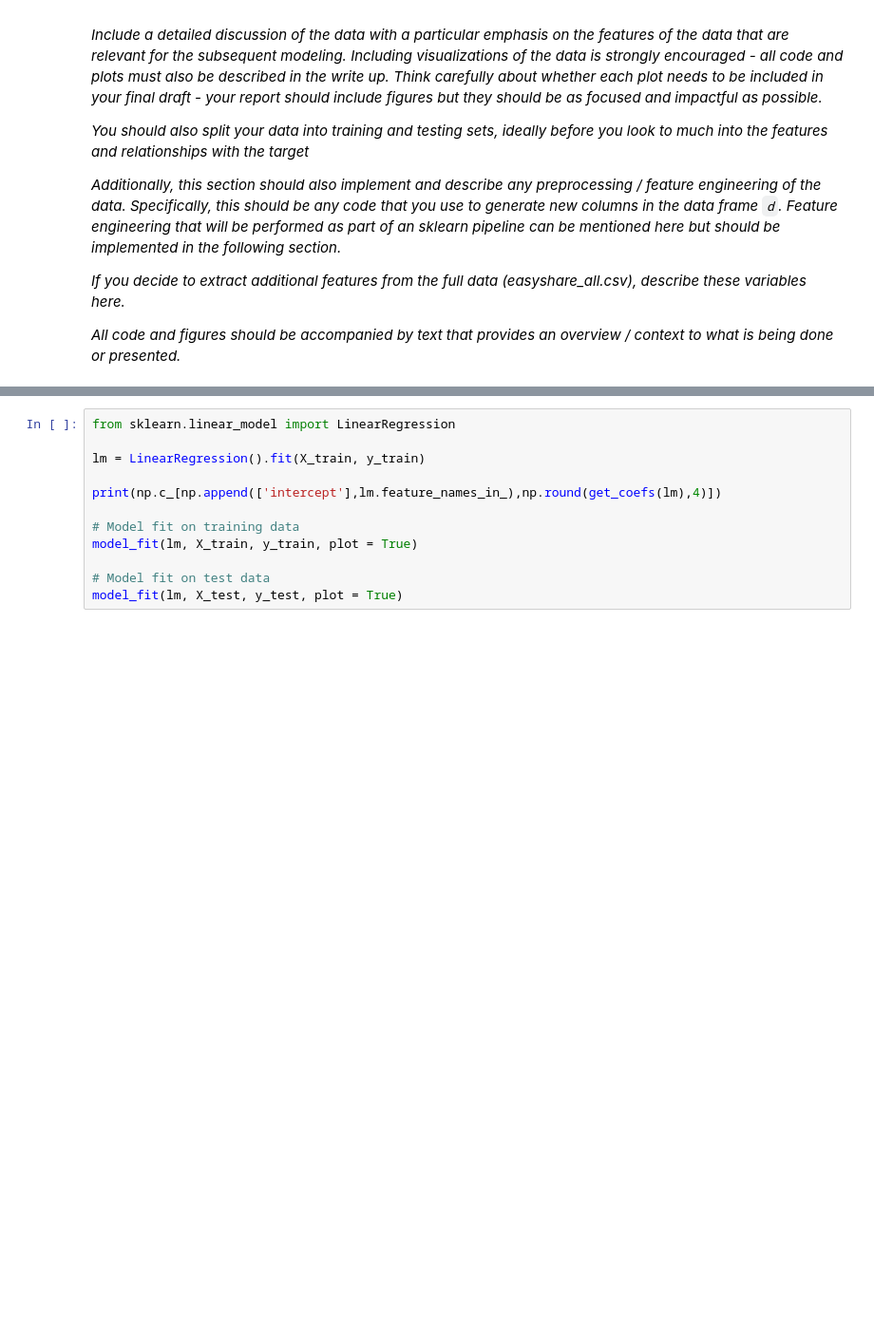
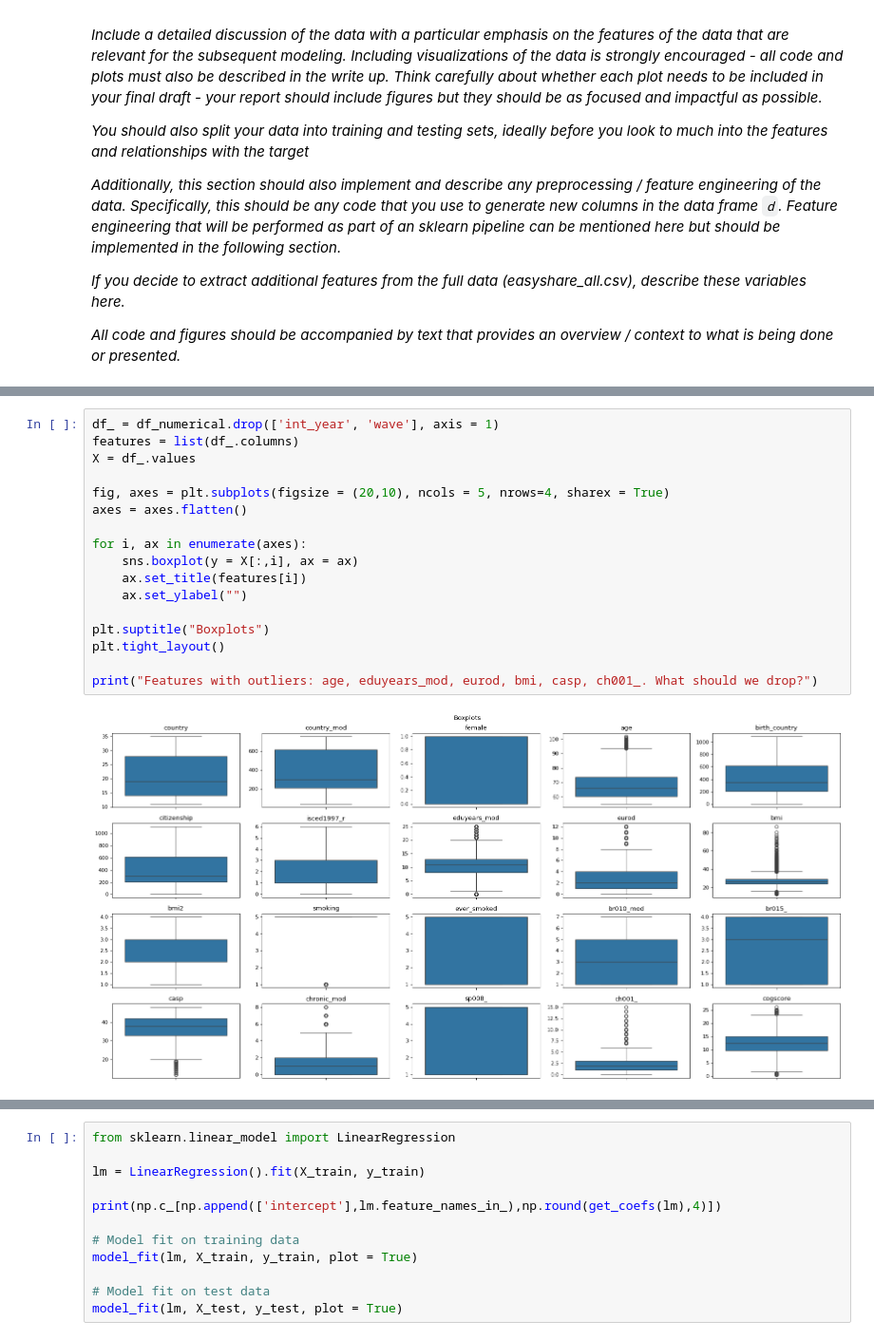
Before and after one commit to ananyajai/mlp_coursework_01, a Jupyter notebook: project1.ipynb, the cells around one changed output, grey strips where cells are left out. Shown at 95% size. Saved outputs shown, nothing was run; the diff lists cells and outputs as text; blank space fills up the shorter version.

```diff
--- a/project1.ipynb
+++ b/project1.ipynb
@@ -145,0 +159,19 @@ memory usage: 8.7+ MB
+# %%
+df_ = df_numerical.drop(['int_year', 'wave'], axis = 1)
+features = list(df_.columns)
+X = df_.values
+
+fig, axes = plt.subplots(figsize = (20,10), ncols = 5, nrows=4, sharex = True)
+axes = axes.flatten()
+
+for i, ax in enumerate(axes):
+    sns.boxplot(y = X[:,i], ax = ax)
+    ax.set_title(features[i])
+    ax.set_ylabel("")
+
+plt.suptitle("Boxplots")
+plt.tight_layout()
+
+print("Features with outliers: age, eduyears_mod, eurod, bmi, casp, ch001_. What should we drop?")
+# %% [output]
+[figure, added]
```
Also changed, not shown: parts of 6 cells of this notebook.
